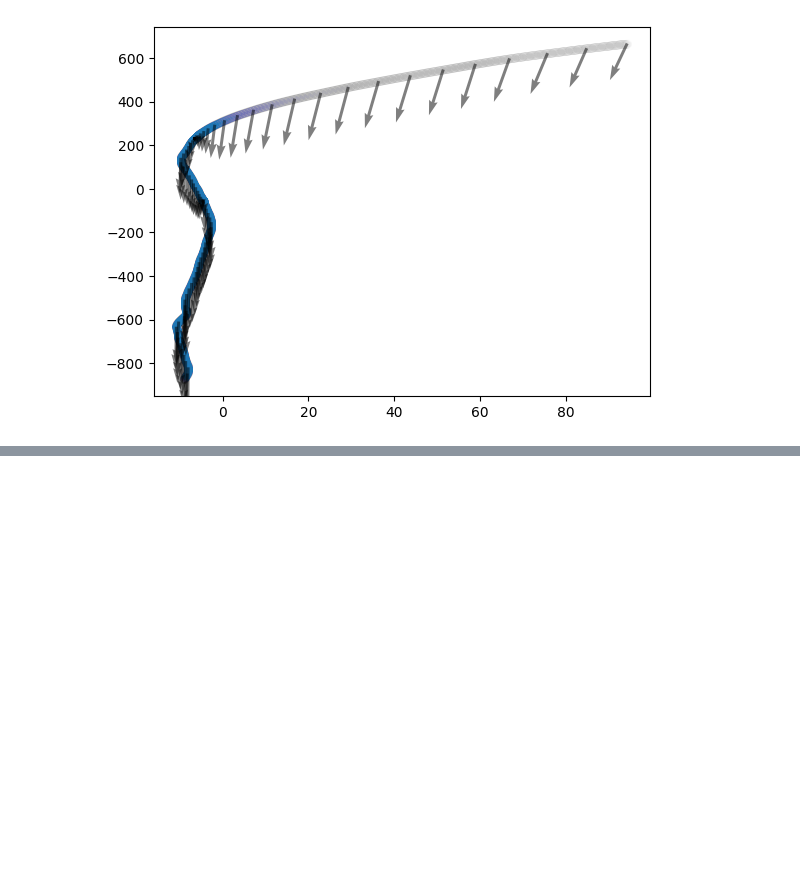
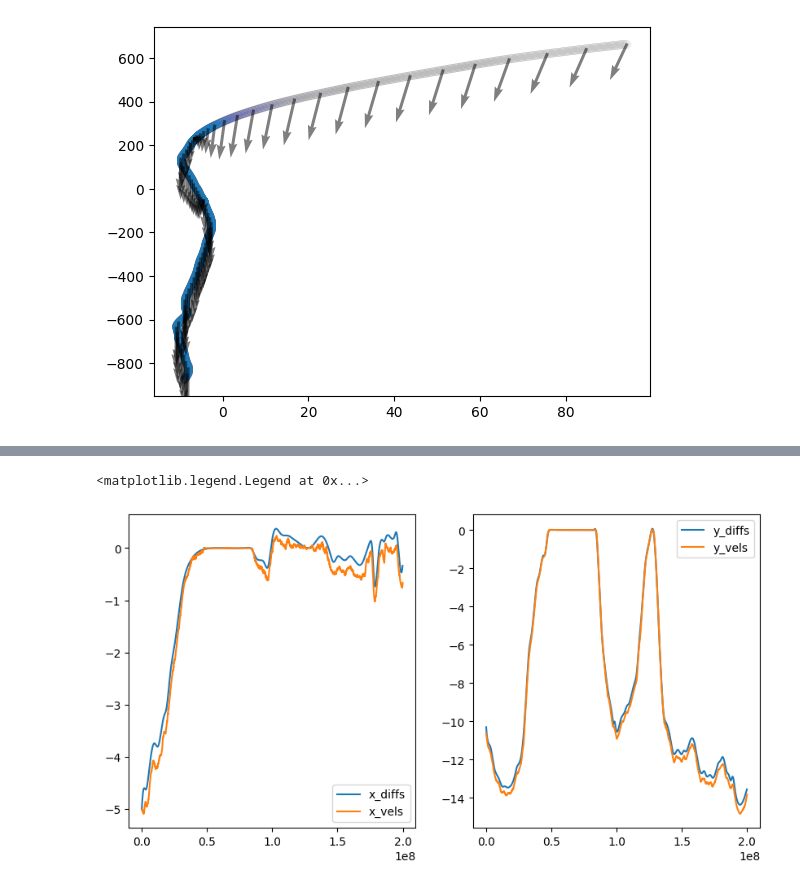
Before and after one commit to pimpale/metadrive-offline-rl-benchmark, a Jupyter notebook: old_experiments/nuplan-velocity-exploration.ipynb, the cells around one changed output, grey strips where cells are left out. Cells and saved outputs as stored; diff of their text form; code cells hidden in the pictures; blank space fills up the shorter version.

```diff
--- a/old_experiments/nuplan-velocity-exploration.ipynb
+++ b/old_experiments/nuplan-velocity-exploration.ipynb
@@ -207,0 +213,21 @@ for s in trajectories[0]:
+# %%
+xvel_spline = x_spline.derivative()(sampled_timestamps)*1_000_000
+yvel_spline = y_spline.derivative()(sampled_timestamps)*1_000_000
+
+start_time = timestamps[0]
+sampled_timestamps_at_zero = np.array(sampled_timestamps) - start_time
+timestamps_at_zero = np.array(timestamps[:-1]) - start_time
+
+plt.figure(figsize=(10, 5))
+plt.subplot(1, 2, 1)
+plt.plot(sampled_timestamps_at_zero, xvel_spline, label='x_diffs')
+plt.plot(timestamps_at_zero, x_vels, label='x_vels')
+plt.legend()
+
+plt.subplot(1, 2, 2)
+plt.plot(sampled_timestamps_at_zero, yvel_spline, label='y_diffs')
+plt.plot(timestamps_at_zero, y_vels, label='y_vels')
+plt.legend()
+# %% [output]
+<matplotlib.legend.Legend at 0x...>
+[figure, added]
```
Also changed, not shown: parts of 10 cells of this notebook, 3 other files.
